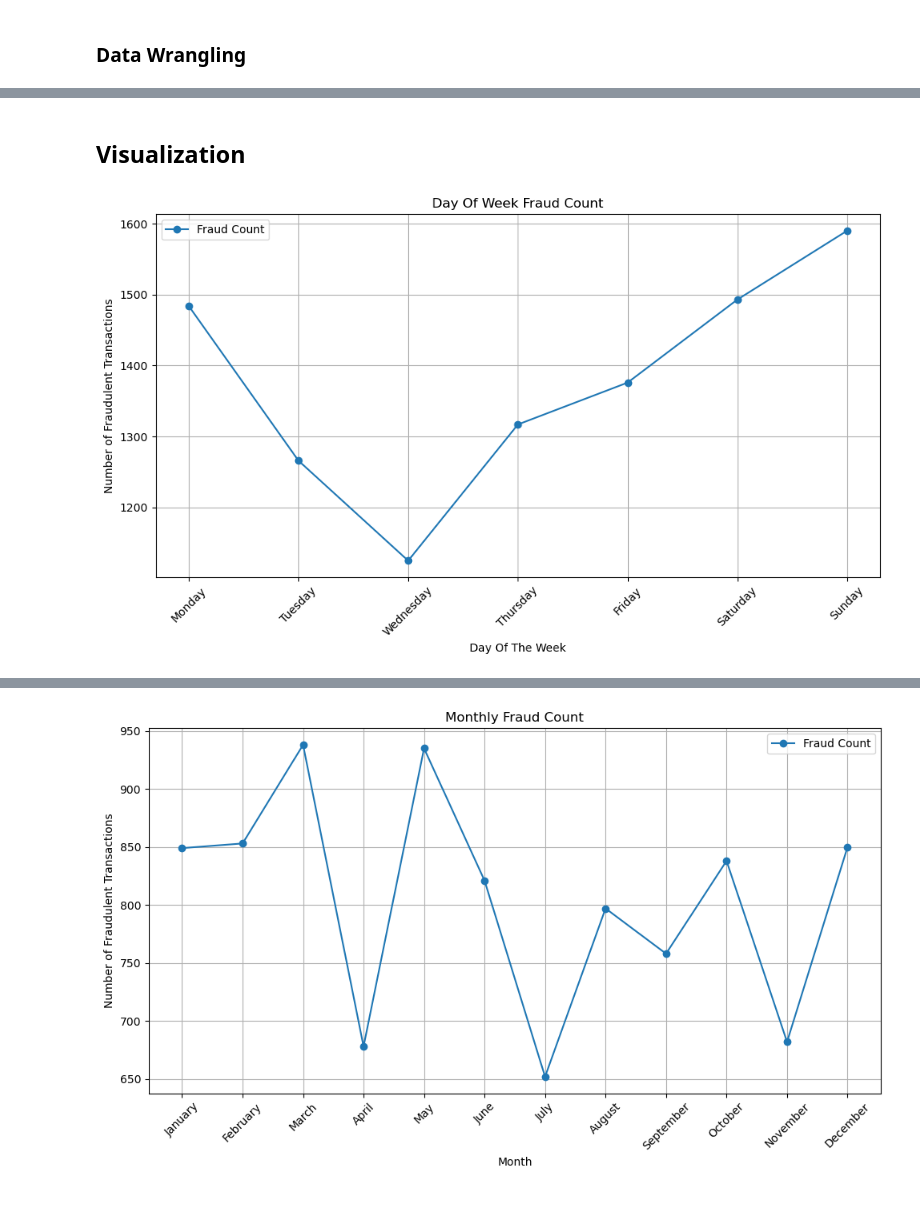
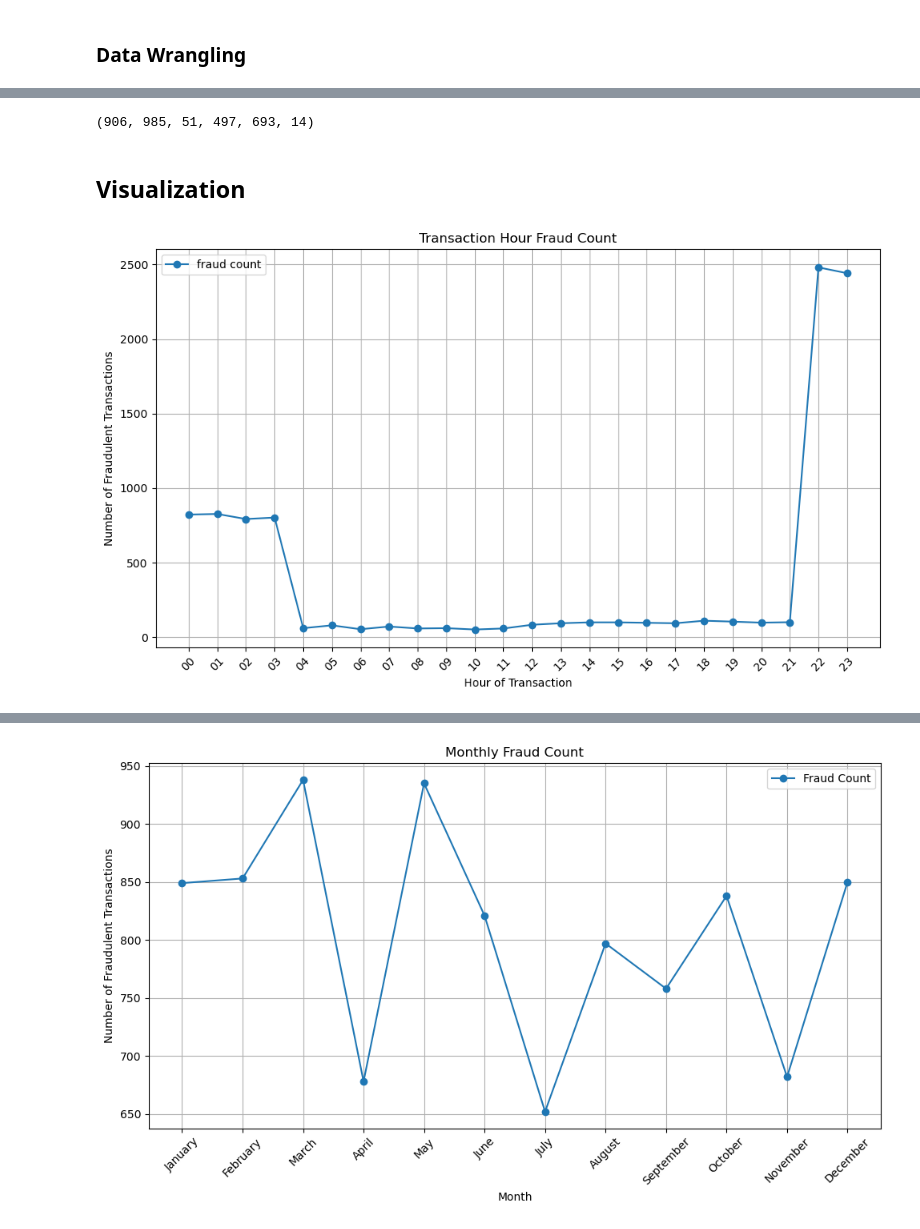
Before and after one commit to SirErikPak/CreditCardFraud, a Jupyter notebook: Notebook/Fraud.ipynb, the cells around one changed output, grey strips where cells are left out. Saved outputs shown, nothing was run; the diff lists cells and outputs as text; code cells hidden in the pictures.

```diff
--- a/Notebook/Fraud.ipynb
+++ b/Notebook/Fraud.ipynb
@@ -245,8 +248,6 @@ df.head()
 # Define Non-ordered categorical columns
 cat_cols = ['merchant', 'category', 'gender', 'city','state', 'zip','job','is_fraud', 'industry', 'cc_network']
 df[cat_cols] = df[cat_cols].astype('category')
-# ordered categorical columns
-ord_cols = ['trans_month', 'trans_day_of_week']
 
 # Define the order of months and days of the week for plotting
 month_order = ["January", "February", "March", "April", "May", "June",
@@ -255,6 +256,16 @@ df['trans_month'] = pd.Categorical(df['trans_month'], categories=month_order, or
 #
 day_of_week_order = ["Monday", "Tuesday", "Wednesday", "Thursday", "Friday", "Saturday", "Sunday"]
 df['trans_day_of_week'] = pd.Categorical(df['trans_day_of_week'], categories=day_of_week_order, ordered=True)
+#
+hour_order = ["00", "01", "02", "03", "04", "05", "06", "07", "08", "09", "10", "11", "12", "13", "14", "15", "16", "17", "18", "19", "20", "21", "22", "23"]
+df['trans_hour'] = pd.Categorical(df['trans_hour'], categories=hour_order, ordered=True)
 
 # Convert 'is_fraud' to a numeric type (int or float)
 df['is_fraud'] = df['is_fraud'].astype(int)  # or float, depending on your data
+
+
+# Create feature for fraud per population
+df['fraud_per_pop'] = df.groupby('category')['is_fraud'].transform(lambda x: x.sum() / len(x))
+
+# display
+df.head()
@@ -261,27 +280,31 @@ df['is_fraud'] = df['is_fraud'].astype(int)  # or float, depending on your data
+# %%
+df.city.nunique(), df.zip.nunique(), df.state.nunique(), df.job.nunique(), df.merchant.nunique(), df.category.nunique()
+# %% [output]
+(906, 985, 51, 497, 693, 14)
 # %% [markdown]
 ## Visualization
-# %%
-# monthly summary
-df_day_of_week = (
-    df.groupby('trans_day_of_week', observed=True)
-      .agg(
-          total_transactions=('is_fraud', 'count'),
-          total_fraud=('is_fraud', 'sum')
-      )
-      .sort_values(by='trans_day_of_week')
-      .reset_index()
-)
-
-# plotting the monthly fraud count
-plt.figure(figsize=(10, 6))
-plt.plot(df_day_of_week['trans_day_of_week'], df_day_of_week['total_fraud'], marker='o', label='Fraud Count')
-plt.title('Day Of Week Fraud Count')
-plt.xlabel('Day Of The Week')
-plt.ylabel('Number of Fraudulent Transactions')
-plt.xticks(rotation=45)
-plt.grid(True)
-plt.tight_layout()
-plt.legend()
-plt.show()
-# %% [output]
-[figure, removed]
+# %%
+# hour summary
+df_cat = (
+    df.groupby('trans_hour', observed=True)
+      .agg(
+          total_transactions=('is_fraud', 'count'),
+          total_fraud=('is_fraud', 'sum')
+      )
+      .sort_values(by='trans_hour')
+      .reset_index()
+)
+
+# plotting the monthly fraud count
+plt.figure(figsize=(10, 6))
+plt.plot(df_cat['trans_hour'], df_cat['total_fraud'], marker='o', label='fraud count')
+plt.title('Transaction Hour Fraud Count')
+plt.xlabel('Hour of Transaction')
+plt.ylabel('Number of Fraudulent Transactions')
+plt.xticks(rotation=45)
+plt.grid(True)
+plt.tight_layout()
+plt.legend()
+plt.show()
+# %% [output]
+[figure, added]
```
Also changed, not shown: parts of 20 cells of this notebook, 1 other file.
